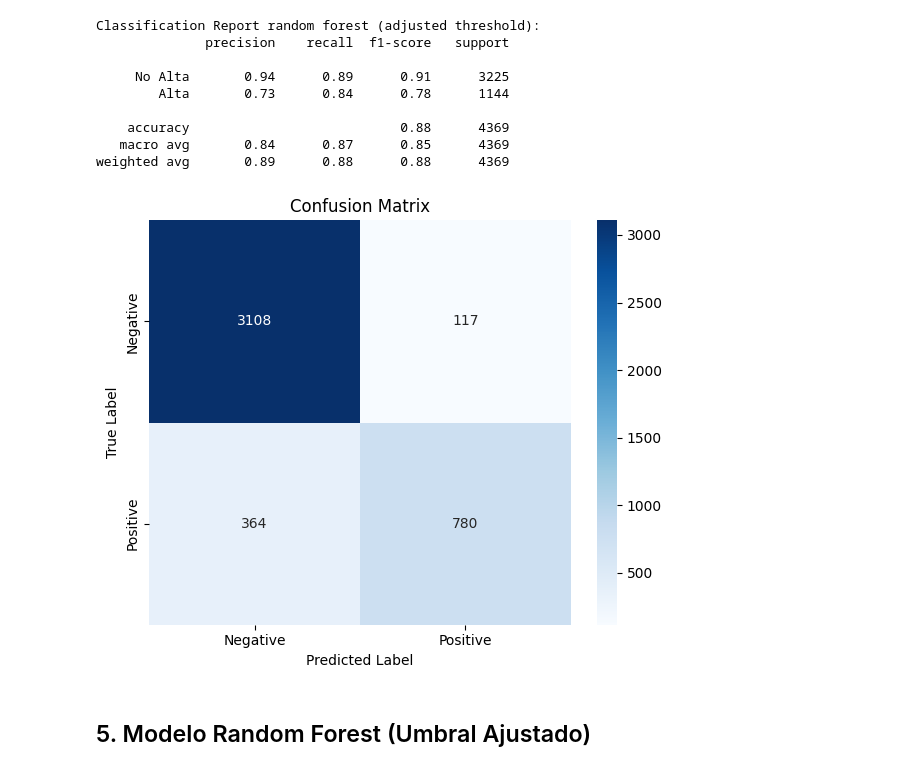
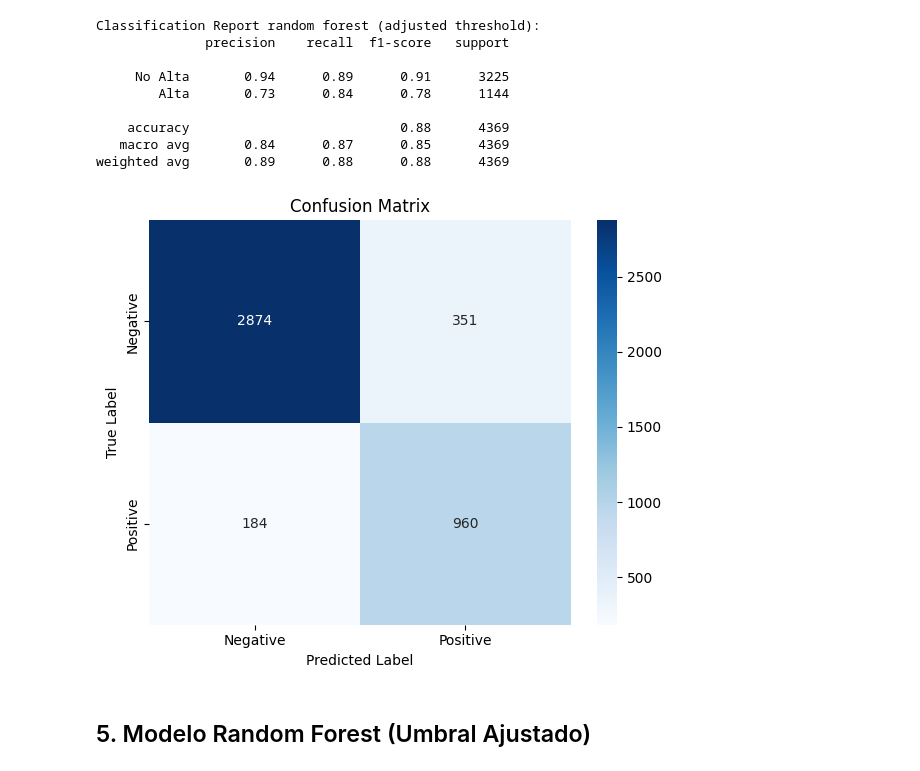
Before and after one commit to Miguestilinski/Proyecto1AM, a Jupyter notebook: Proyecto1.ipynb, the cells around one changed output. Cells and saved outputs as stored; diff of their text form; code cells hidden in the pictures.

```diff
--- a/Proyecto1.ipynb
+++ b/Proyecto1.ipynb
@@ -293,22 +293,22 @@ Classification Report random forest (adjusted threshold):
 weighted avg       0.89      0.88      0.88      4369
 # %%
 # Calcular la matriz de confusión
-cm = confusion_matrix(y_test, y_pred)
+cm = confusion_matrix(y_test, y_pred_custom)
 xlabels = ['Negative', 'Positive']
 ylabels = ['Negative', 'Positive']
 
 # Crear figura
 plt.figure(figsize=(6,5))
 sns.heatmap(cm, annot=True, fmt='d', cmap='Blues',
             xticklabels=xlabels, yticklabels=ylabels)
 
 plt.title('Confusion Matrix')
 plt.xlabel('Predicted Label')
 plt.ylabel('True Label')
 plt.tight_layout()
 plt.show()
 # %% [output]
-[figure, old version]
+[figure, new version]
 # %% [markdown]
 ## 5. Modelo Random Forest (Umbral Ajustado)
 # %%
```
